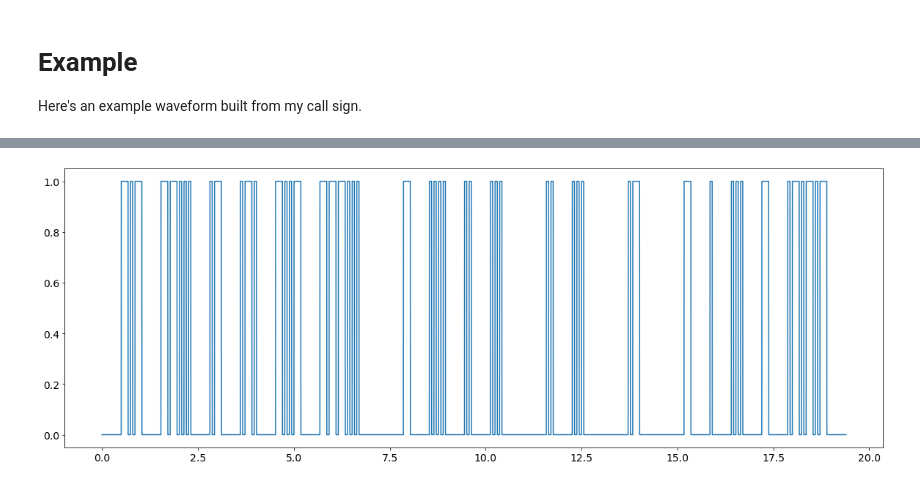
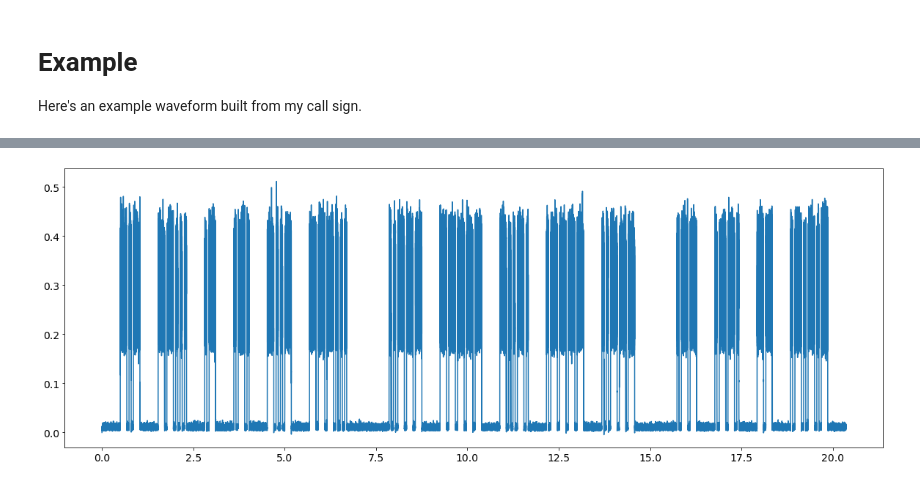
Before and after one commit to k7arx/modulation, a Jupyter notebook: MORSE/Morse.ipynb, the cells around one changed output, grey strips where cells are left out. Cells and saved outputs as stored; diff of their text form; code cells hidden in the pictures.

```diff
--- a/MORSE/Morse.ipynb
+++ b/MORSE/Morse.ipynb
@@ -171,12 +171,10 @@ Just for fun, let's build something to decode the audio file.
 # %%
 from scipy import signal as sg
-
-rev_code = {}
-for k,v in zip(code.keys(),code.values()):
-    rev_code[v]=k
+np.random.normal
 
 signal,fs = sf.read("My_Morse_Packet.wav")
 time = np.arange(0,len(signal)/fs,1/fs)[:len(signal)]
+signal += np.random.normal(scale=0.1,size=len(signal))
 plt.figure(figsize=(20,7))
 plt.plot(time,signal);
 # %% [output]
@@ -184,13 +184,13 @@ plt.plot(time,signal);
 # %%
 # Convert the signal into a bit sequence at the character rate
 char_rate = 20  # wpm
 char_bittime = 6./5./char_rate
 bit_width = int(char_bittime*fs)
 
 b,a = sg.butter(3,2000/fs)
-binary = (sg.lfilter(b,a,signal**2)>1e-2).astype(int)
+filtered = sg.lfilter(b,a,signal**2)
 
 plt.figure(figsize=(20,7))
-plt.plot(time,binary);
+plt.plot(time,filtered);
 # %% [output]
-[figure, old version]
+[figure, new version]
```
Also changed, not shown: parts of 10 cells of this notebook, 1 other file.
